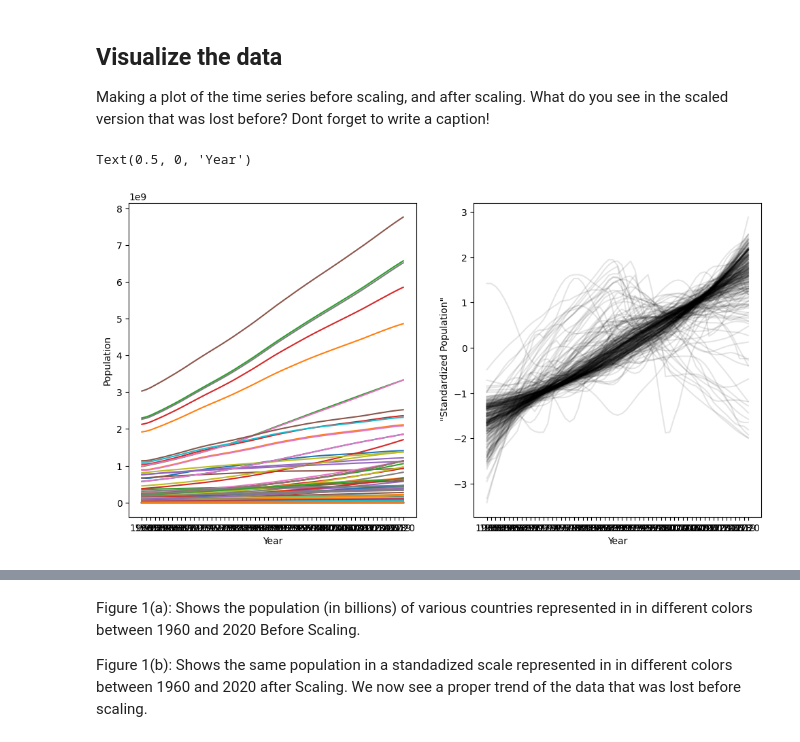
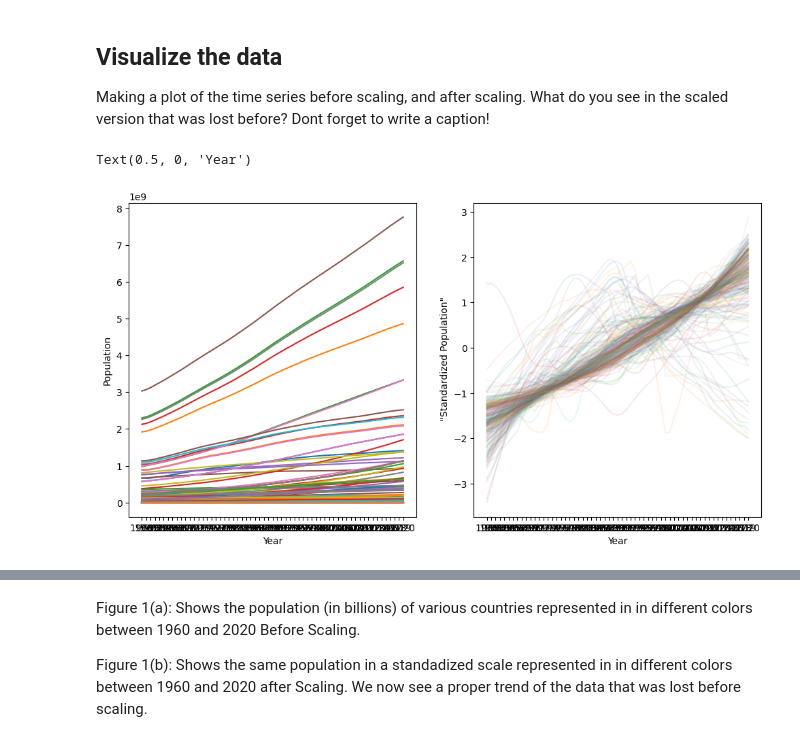
Before and after one commit to FrancescoZanni/MLPNS_FZanni, a Jupyter notebook: TimeSeriesClustering.ipynb, the cells around one changed output, grey strips where cells are left out. Drawn from its saved outputs; the diff is of its cells as text; code cells hidden in the pictures.

```diff
--- a/TimeSeriesClustering.ipynb
+++ b/TimeSeriesClustering.ipynb
@@ -178,14 +189,18 @@ Making a plot of the time series before scaling, and after scaling. What do you
 # %%
 # looking at the data
 fig, ax = pl.subplots(1,2, figsize=(12,6)) #plot the original and standardized plot side by side
 #print(pop_df_clean.index.values)
 for i in range(len(X)):
   ax[0].plot(pop_df_clean.columns.values,X[i,:])
-  ax[1].plot(pop_df_clean.columns.values,pop_standard[i,:], 'k', alpha=0.1)
+  ax[1].plot(pop_df_clean.columns.values,pop_standard[i,:], alpha=0.1)
 ax[0].set_ylabel("Population")
 ax[1].set_ylabel(' "Standardized Population"' )
 ax[0].set_xlabel("Year")
 ax[1].set_xlabel("Year")
+
+
+
+#CORREZIONE SOTTO
 # %% [output]
 Text(0.5, 0, 'Year')
-[figure, old version]
+[figure, new version]
```
Also changed, not shown: parts of 18 cells of this notebook.
